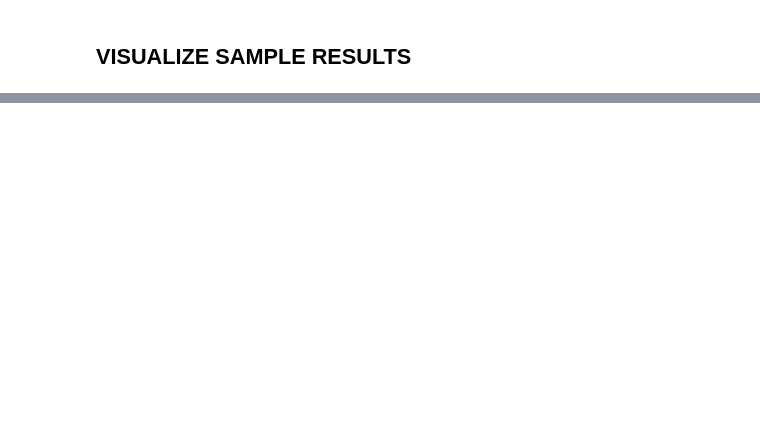
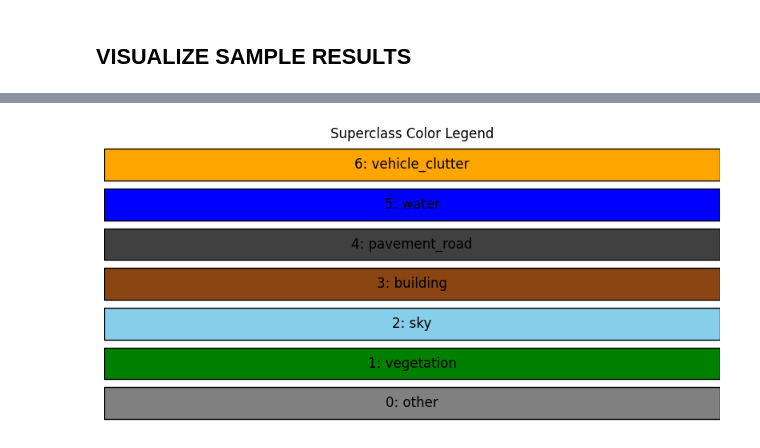
Before and after one commit to tess-vu/hot-hem, a Jupyter notebook: notebooks/03_merge_segmentation_classes.ipynb, the cells around one changed output, grey strips where cells are left out. Drawn from its saved outputs; the diff is of its cells as text; code cells hidden in the pictures; blank space fills up the shorter version.

```diff
--- a/notebooks/03_merge_segmentation_classes.ipynb
+++ b/notebooks/03_merge_segmentation_classes.ipynb
@@ -306,0 +672,14 @@ else:
+# %%
+print("SUPERCLASS SUMMARY STATISTICS")
+print("")
+
+# Calculate mean percentages for each superclass.
+pct_cols = [c for c in df_metrics.columns if c.startswith("pct_")]
+
+for col in pct_cols:
+    superclass_name = col.replace("pct_", "")
+    mean_val = df_metrics[col].mean() * 100
+    std_val = df_metrics[col].std() * 100
+    min_val = df_metrics[col].min() * 100
+    max_val = df_metrics[col].max() * 100
+    print(f"{superclass_name:20s}: mean={mean_val:5.1f}%, std={std_val:5.1f}%, range=[{min_val:.1f}%-{max_val:.1f}%]")
@@ -306,0 +696,14 @@ else:
+# %%
+# Summary by district.
+print("SUMMARY BY DISTRICT")
+print("")
+
+if "district" in df_metrics.columns:
+    for district in df_metrics["district"].unique():
+        district_df = df_metrics[df_metrics["district"] == district]
+        print(f"{district}: {len(district_df)} images")
+        for col in pct_cols:
+            superclass_name = col.replace("pct_", "")
+            mean_val = district_df[col].mean() * 100
+            print(f"  {superclass_name}: {mean_val:.1f}%")
+        print("")
@@ -367,0 +787,18 @@ else:
+# %%
+# Create legend for superclass colors.
+fig, ax = plt.subplots(1, 1, figsize = (8, 4))
+
+for idx, (superclass_id, superclass_name) in enumerate(SUPERCLASS_NAMES.items()):
+    color = np.array(SUPERCLASS_COLORS[superclass_id]) / 255.0
+    ax.barh(idx, 1, color = color, edgecolor = "black")
+    ax.text(0.5, idx, f"{superclass_id}: {superclass_name}", va = "center", ha = "center", fontsize = 12)
+
+ax.set_xlim(0, 1)
+ax.set_ylim(-0.5, len(SUPERCLASS_NAMES) - 0.5)
+ax.axis("off")
+ax.set_title("Superclass Color Legend")
+
+plt.tight_layout()
+plt.show()
+# %% [output]
+[figure, added]
```
Also changed, not shown: parts of 56 cells of this notebook, 25 other files.
